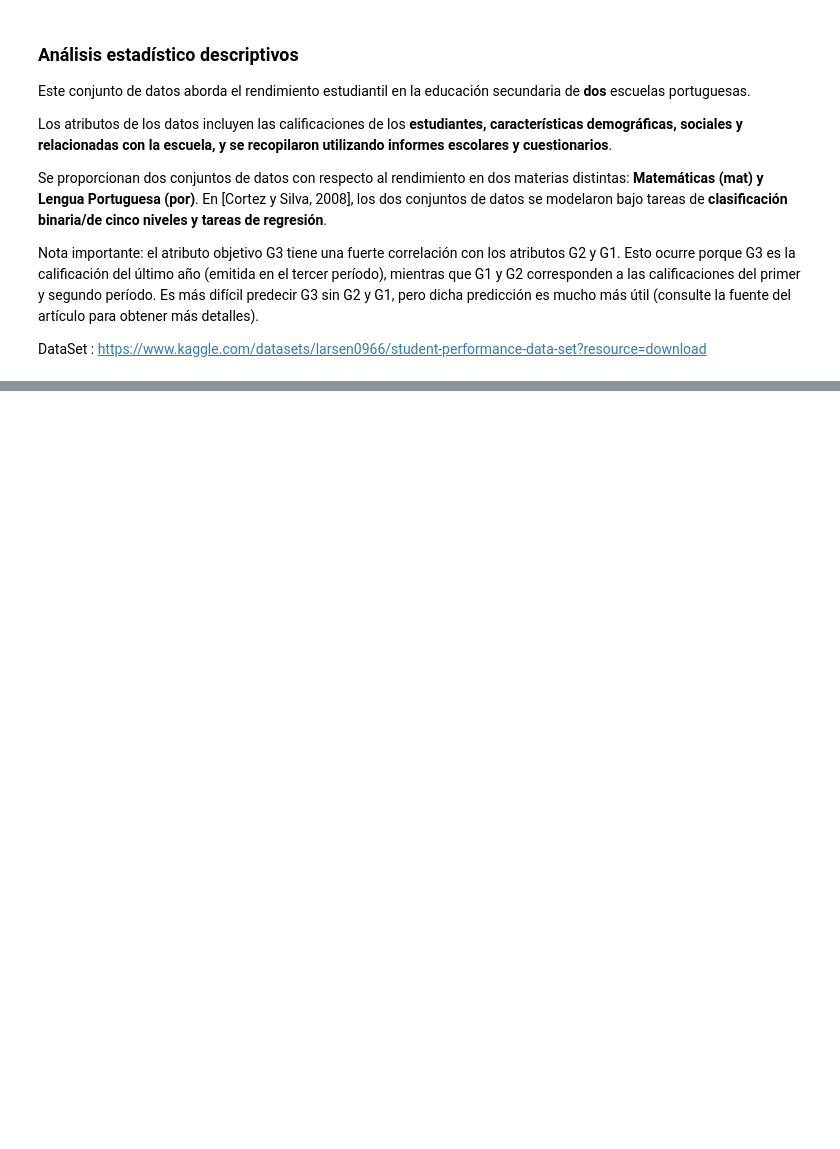
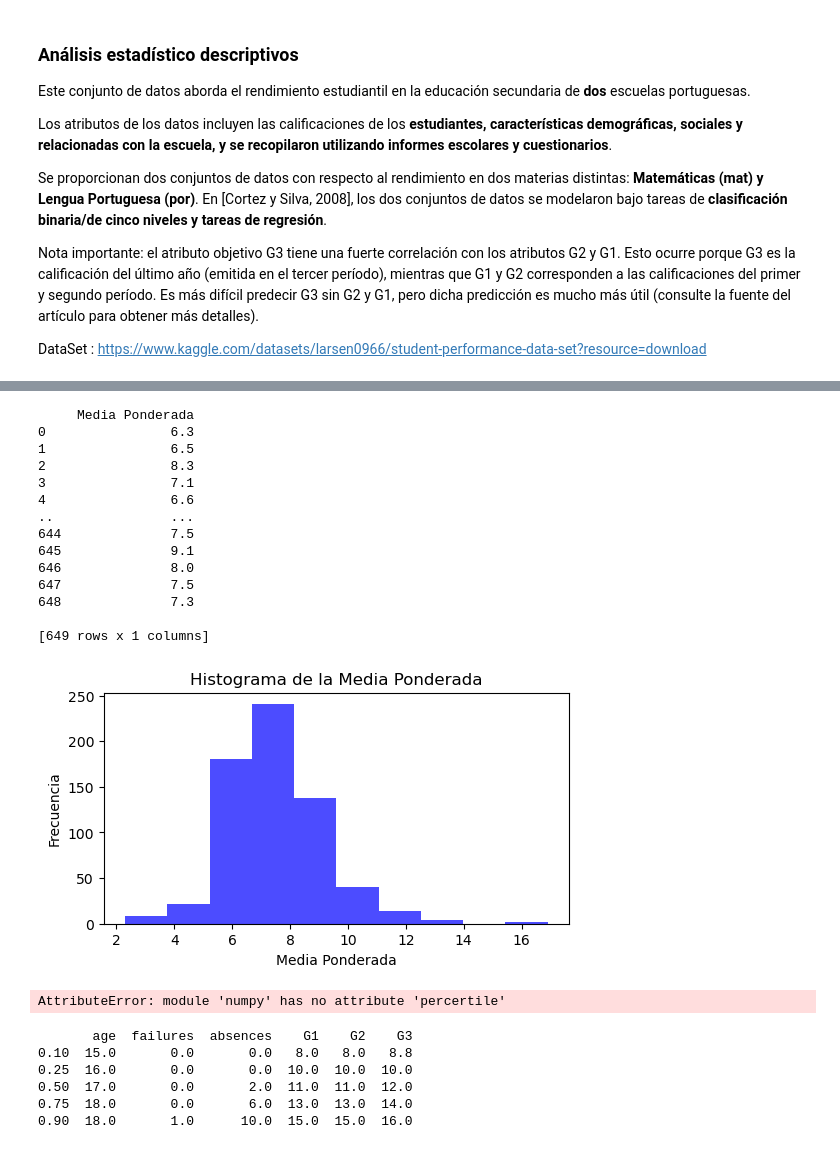
Before and after one commit to Ssebv/data-science-lab2, a Jupyter notebook: main.ipynb, the cells around one changed output, grey strips where cells are left out. Saved outputs shown, nothing was run; the diff lists cells and outputs as text; code cells hidden in the pictures; blank space fills up the shorter version.

```diff
--- a/main.ipynb
+++ b/main.ipynb
@@ -557,0 +120,64 @@ for columna in discreta_columns:
+# %%
+# 2. Calcula la Media Ponderada de las columnas con datos continuos
+
+# Define los pesos para cada columna numérica (puedes ajustar estos pesos según tus necesidades)
+pesos = {'age': 0.1, 'failures': 0.2, 'absences': 0.3, 'G1': 0.1, 'G2': 0.2, 'G3': 0.1}
+
+# Calcula la Media Ponderada
+media_ponderada = (df[cont_columns] * pd.Series(pesos)).sum(axis=1)
+
+# Añade la Media Ponderada al DataFrame
+df['Media Ponderada'] = media_ponderada
+
+# Imprime el resultado
+print(df[['Media Ponderada']])
+
+# Plot
+plt.figure(figsize=(6, 3))
+plt.hist(df['Media Ponderada'], bins=10, color='blue', alpha=0.7)
+plt.xlabel('Media Ponderada')
+plt.ylabel('Frecuencia')
+plt.title('Histograma de la Media Ponderada')
+plt.show()
+# %% [output]
+     Media Ponderada
+0                6.3
+1                6.5
+2                8.3
+3                7.1
+4                6.6
+..               ...
+644              7.5
+645              9.1
+646              8.0
+647              7.5
+648              7.3
+
+[649 rows x 1 columns]
+[figure, added]
+# %%
+# 3. Mediana
+
+medianas = []
+
+for col in cont_columns:
+    mediana_col = np.percertile(df[col], 50)
+    medianas.append((col,mediana_col))
+
+for col, mediana_col in medianas:
+    print(f"Mediana de {col}: {mediana_col}")
+# %% [output]
+AttributeError: module 'numpy' has no attribute 'percertile'
+# %%
+# 4. Percentil(10,25,50,75,90)
+
+percentil = df[cont_columns].quantile([0.10, 0.25, 0.50, 0.75, 0.90])
+
+print(percentil)
+# %% [output]
+       age  failures  absences    G1    G2    G3
+0.10  15.0       0.0       0.0   8.0   8.0   8.8
+0.25  16.0       0.0       0.0  10.0  10.0  10.0
+0.50  17.0       0.0       2.0  11.0  11.0  12.0
+0.75  18.0       0.0       6.0  13.0  13.0  14.0
+0.90  18.0       1.0      10.0  15.0  15.0  16.0
```
Also changed, not shown: parts of 57 cells of this notebook, 1 other file.
